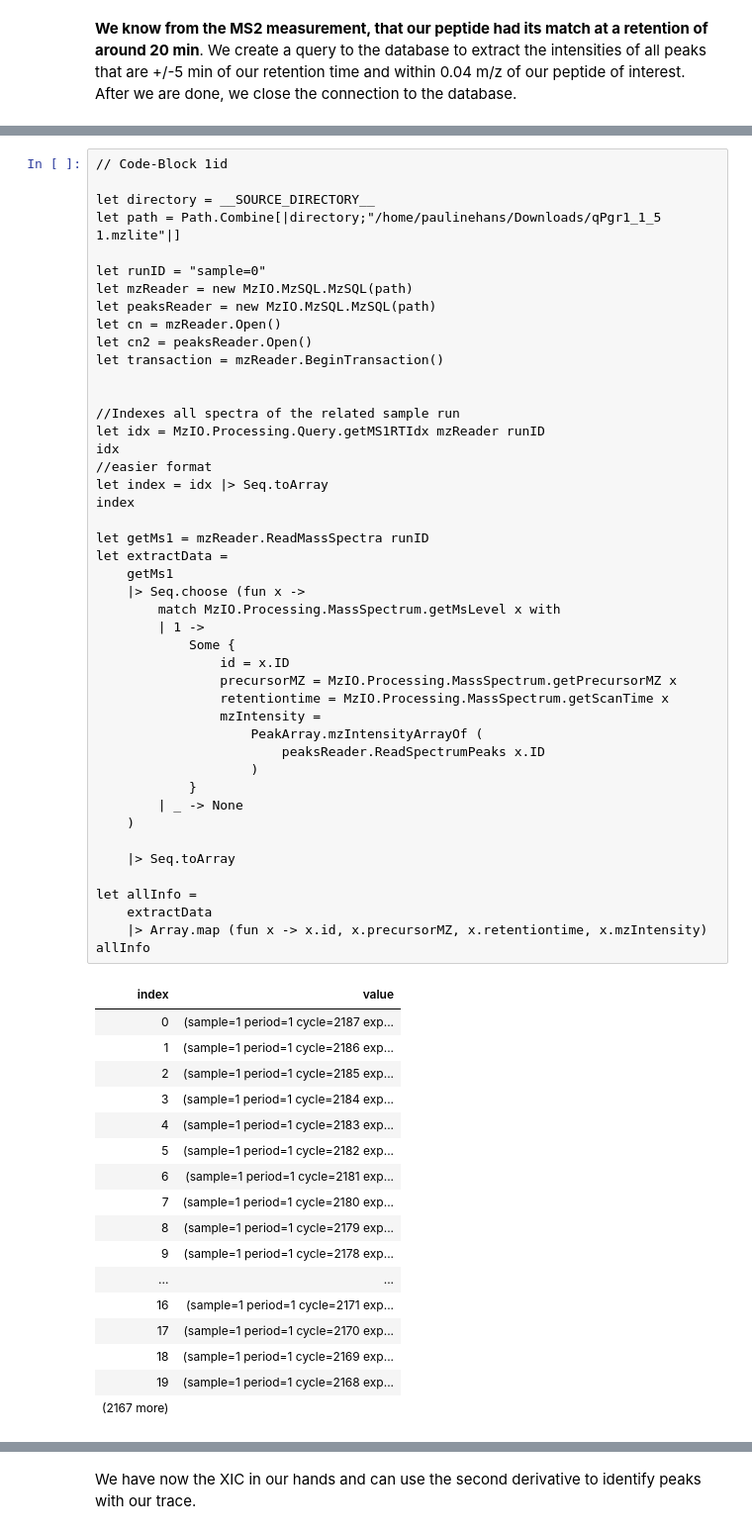
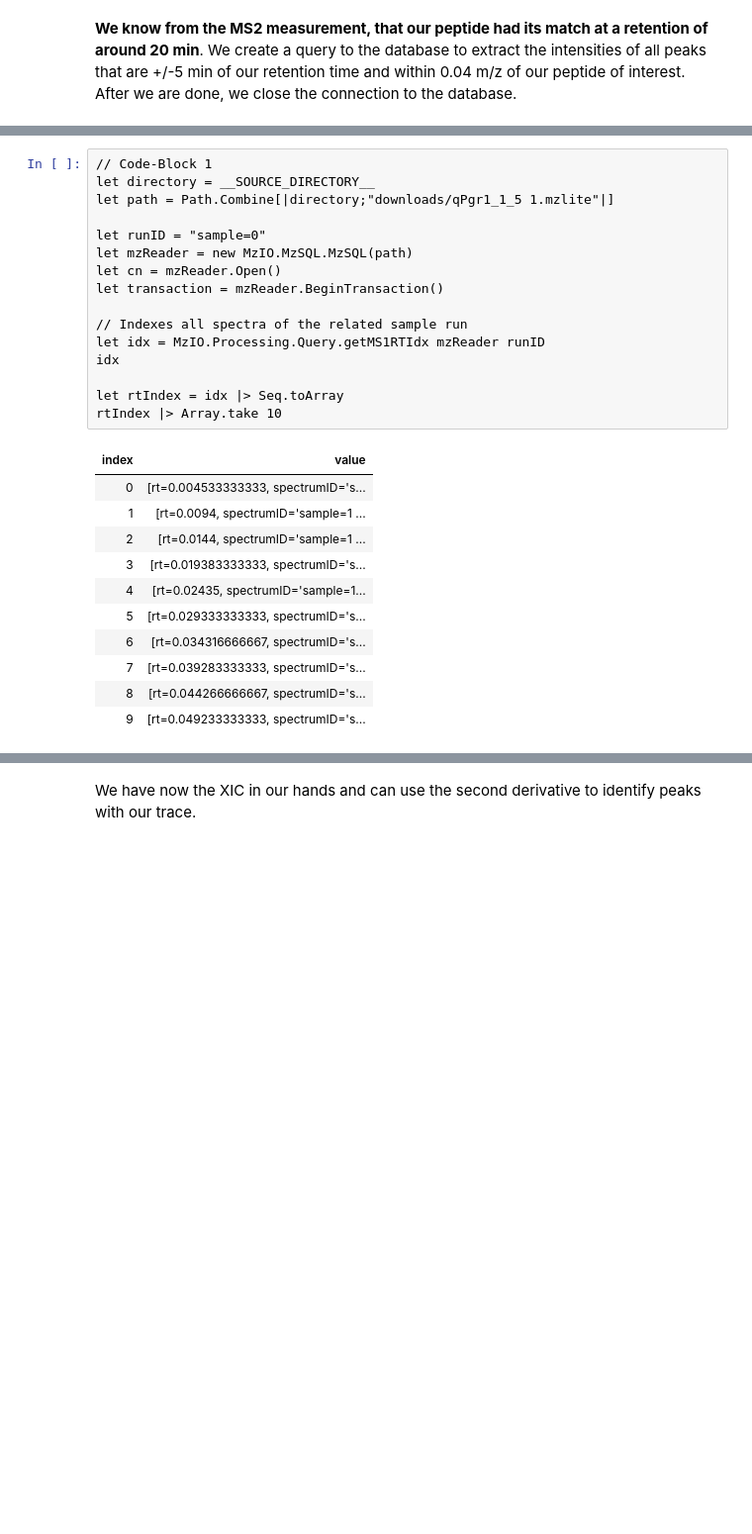
Before and after one commit to paulineHans/BIO-BTE-06-L-7, a Jupyter notebook: Notebooks/NB05a_Quantification.ipynb, the cells around one changed output, grey strips where cells are left out. Shown at 99% size. Cells and saved outputs as stored; diff of their text form; blank space fills up the shorter version.

```diff
--- a/Notebooks/NB05a_Quantification.ipynb
+++ b/Notebooks/NB05a_Quantification.ipynb
@@ -124,64 +152,29 @@ With the data in the MzLite File we now create a XIC for every peptide
 # %%
-// Code-Block 1id
-
+// Code-Block 1
 let directory = __SOURCE_DIRECTORY__
-let path = Path.Combine[|directory;"/home/paulinehans/Downloads/qPgr1_1_5 1.mzlite"|]
+let path = Path.Combine[|directory;"downloads/qPgr1_1_5 1.mzlite"|]
 
 let runID = "sample=0"
 let mzReader = new MzIO.MzSQL.MzSQL(path)
-let peaksReader = new MzIO.MzSQL.MzSQL(path)
 let cn = mzReader.Open()
-let cn2 = peaksReader.Open()
 let transaction = mzReader.BeginTransaction()
 
-
-//Indexes all spectra of the related sample run
+// Indexes all spectra of the related sample run
 let idx = MzIO.Processing.Query.getMS1RTIdx mzReader runID
 idx
-//easier format
-let index = idx |> Seq.toArray
-index
 
-let getMs1 = mzReader.ReadMassSpectra runID
-let extractData =
-    getMs1
-    |> Seq.choose (fun x ->
-        match MzIO.Processing.MassSpectrum.getMsLevel x with
-        | 1 ->
-            Some {
-                id = x.ID
-                precursorMZ = MzIO.Processing.MassSpectrum.getPrecursorMZ x
-                retentiontime = MzIO.Processing.MassSpectrum.getScanTime x
-                mzIntensity =
-                    PeakArray.mzIntensityArrayOf (
-                        peaksReader.ReadSpectrumPeaks x.ID
-                    )
-            }
-        | _ -> None
-    )
-
-    |> Seq.toArray
-
-let allInfo =
-    extractData
-    |> Array.map (fun x -> x.id, x.precursorMZ, x.retentiontime, x.mzIntensity)
-allInfo
+let rtIndex = idx |> Seq.toArray
+rtIndex |> Array.take 10
 # %% [output]
 | index | value |
-| 0 | (sample=1 period=1 cycle=2187 exp... |
-| 1 | (sample=1 period=1 cycle=2186 exp... |
-| 2 | (sample=1 period=1 cycle=2185 exp... |
-| 3 | (sample=1 period=1 cycle=2184 exp... |
-| 4 | (sample=1 period=1 cycle=2183 exp... |
-| 5 | (sample=1 period=1 cycle=2182 exp... |
-| 6 | (sample=1 period=1 cycle=2181 exp... |
-| 7 | (sample=1 period=1 cycle=2180 exp... |
-| 8 | (sample=1 period=1 cycle=2179 exp... |
-| 9 | (sample=1 period=1 cycle=2178 exp... |
-| ... | ... |
-| 16 | (sample=1 period=1 cycle=2171 exp... |
-| 17 | (sample=1 period=1 cycle=2170 exp... |
-| 18 | (sample=1 period=1 cycle=2169 exp... |
-| 19 | (sample=1 period=1 cycle=2168 exp... |
-| (2167 more) |  |
+| 0 | [rt=0.004533333333, spectrumID='s... |
+| 1 | [rt=0.0094, spectrumID='sample=1 ... |
+| 2 | [rt=0.0144, spectrumID='sample=1 ... |
+| 3 | [rt=0.019383333333, spectrumID='s... |
+| 4 | [rt=0.02435, spectrumID='sample=1... |
+| 5 | [rt=0.029333333333, spectrumID='s... |
+| 6 | [rt=0.034316666667, spectrumID='s... |
+| 7 | [rt=0.039283333333, spectrumID='s... |
+| 8 | [rt=0.044266666667, spectrumID='s... |
+| 9 | [rt=0.049233333333, spectrumID='s... |
 # %%
```
Also changed, not shown: parts of 5 cells of this notebook, 2 other files.
